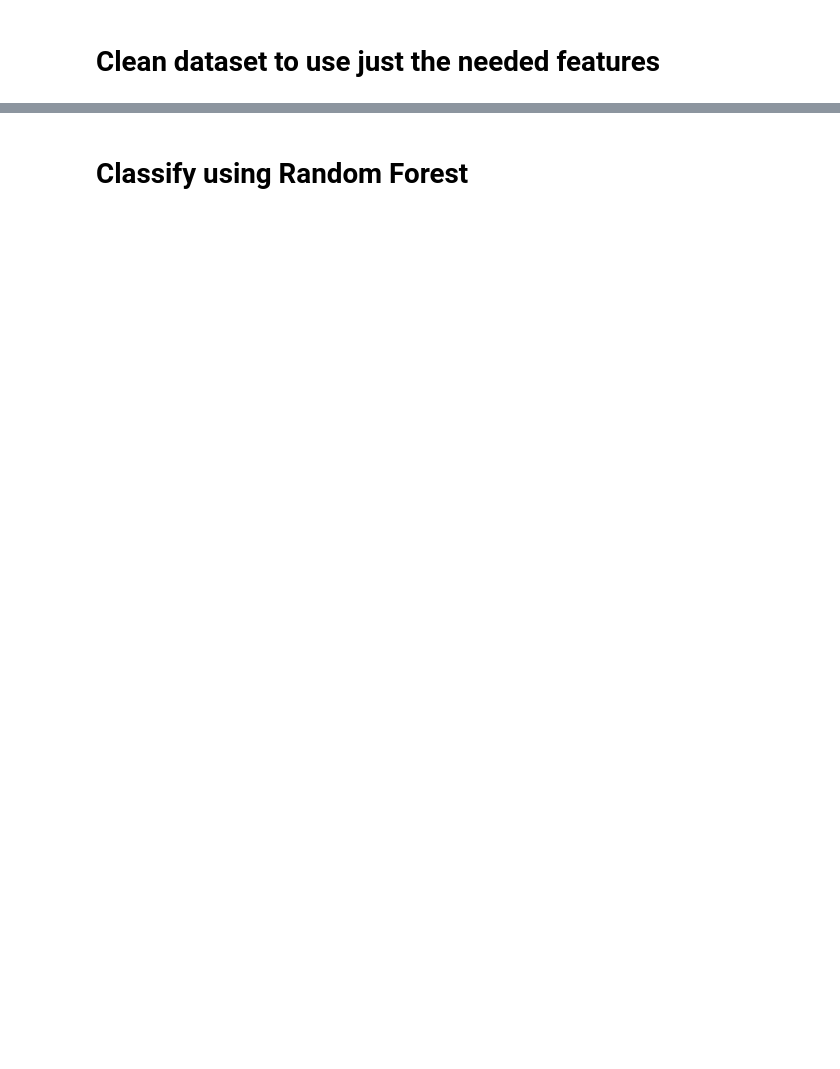
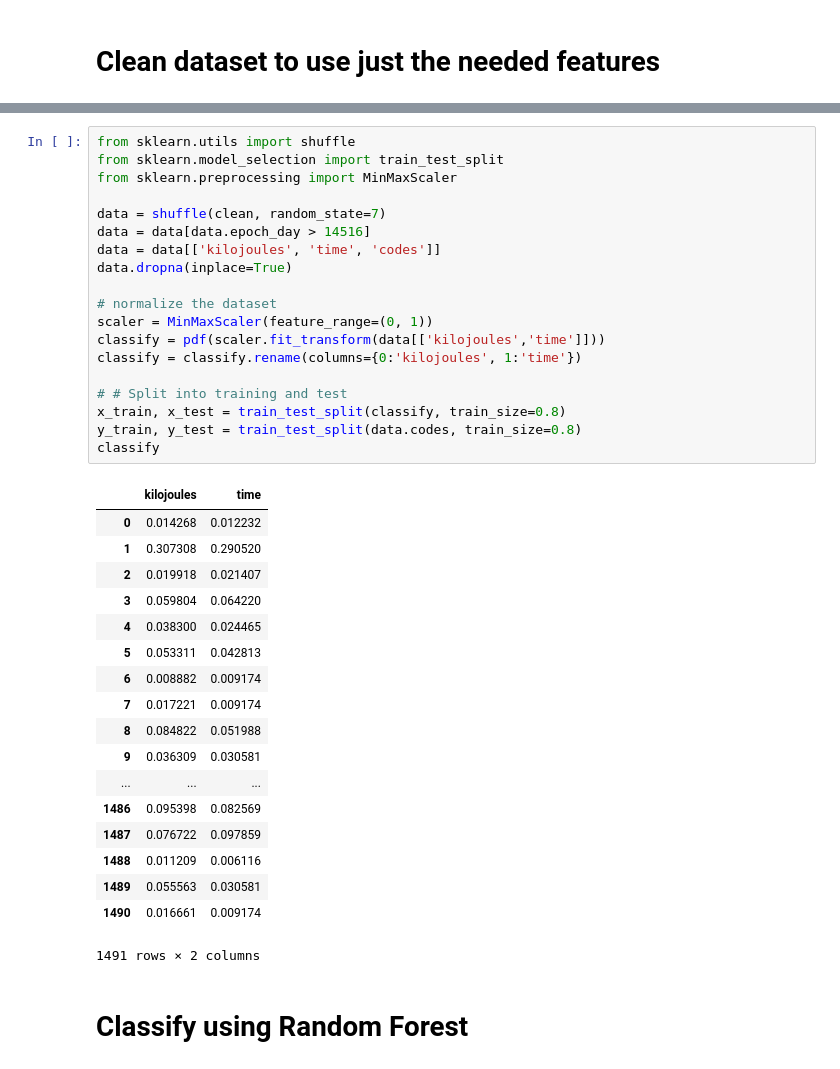
Before and after one commit to sayden/machine-learning-on-cycling-data, a Jupyter notebook: Intervals Classification using Scikit-Learn.ipynb, the cells around one changed output, grey strips where cells are left out. Saved outputs shown, nothing was run; the diff lists cells and outputs as text; blank space fills up the shorter version.

```diff
--- a/Intervals Classification using Scikit-Learn.ipynb
+++ b/Intervals Classification using Scikit-Learn.ipynb
@@ -105,3 +194,41 @@ See the caveats in the documentation: http://pandas.pydata.org/pandas-docs/stabl
+# %%
+from sklearn.utils import shuffle
+from sklearn.model_selection import train_test_split
+from sklearn.preprocessing import MinMaxScaler
+
+data = shuffle(clean, random_state=7)
+data = data[data.epoch_day > 14516]
+data = data[['kilojoules', 'time', 'codes']]
+data.dropna(inplace=True)
+
+# normalize the dataset
+scaler = MinMaxScaler(feature_range=(0, 1))
+classify = pdf(scaler.fit_transform(data[['kilojoules','time']]))
+classify = classify.rename(columns={0:'kilojoules', 1:'time'})
+
+# # Split into training and test
+x_train, x_test = train_test_split(classify, train_size=0.8)
+y_train, y_test = train_test_split(data.codes, train_size=0.8)
+classify
+# %% [output]
+|  | kilojoules | time |
+| 0 | 0.014268 | 0.012232 |
+| 1 | 0.307308 | 0.290520 |
+| 2 | 0.019918 | 0.021407 |
+| 3 | 0.059804 | 0.064220 |
+| 4 | 0.038300 | 0.024465 |
+| 5 | 0.053311 | 0.042813 |
+| 6 | 0.008882 | 0.009174 |
+| 7 | 0.017221 | 0.009174 |
+| 8 | 0.084822 | 0.051988 |
+| 9 | 0.036309 | 0.030581 |
+| ... | ... | ... |
+| 1486 | 0.095398 | 0.082569 |
+| 1487 | 0.076722 | 0.097859 |
+| 1488 | 0.011209 | 0.006116 |
+| 1489 | 0.055563 | 0.030581 |
+| 1490 | 0.016661 | 0.009174 |
+1491 rows × 2 columns
 # %% [markdown]
 # Classify using Random Forest
 # %%
```
Also changed, not shown: parts of 7 cells of this notebook, 4 other files.
